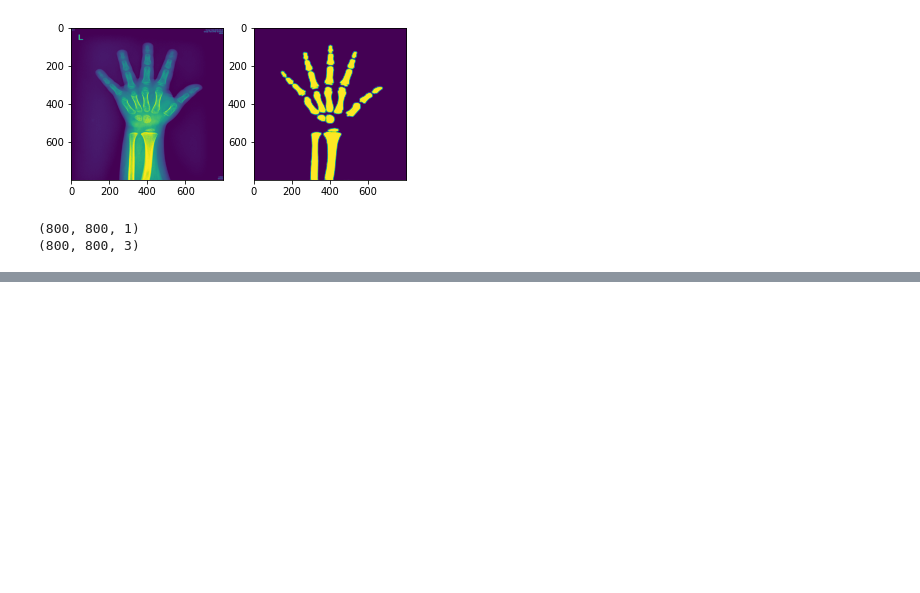
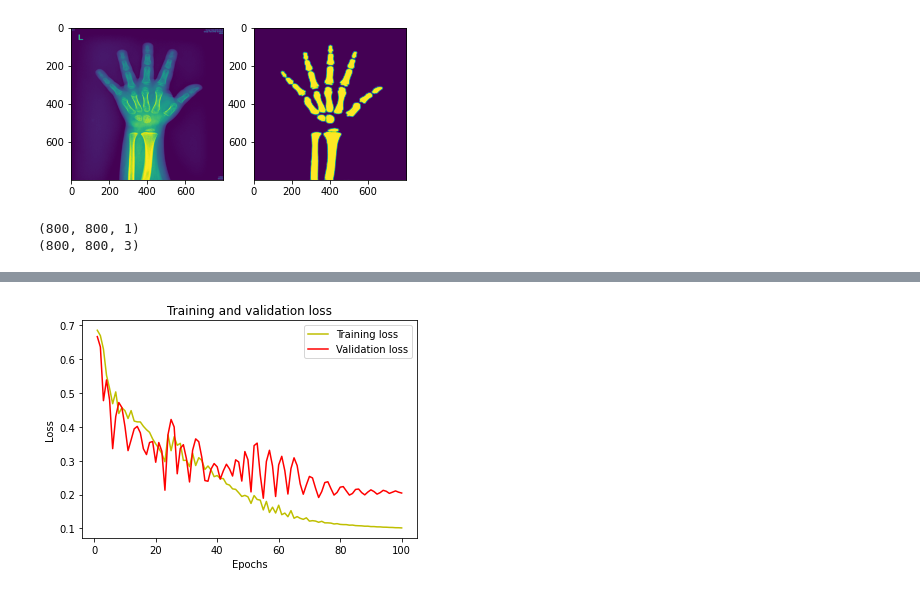
Before and after one commit to kikiru328/Remind_AI, a Jupyter notebook: VISION/Segment/Keras/bone/test.ipynb, the cells around one changed output, grey strips where cells are left out. Saved outputs shown, nothing was run; the diff lists cells and outputs as text; code cells hidden in the pictures; blank space fills up the shorter version.

```diff
--- a/VISION/Segment/Keras/bone/test.ipynb
+++ b/VISION/Segment/Keras/bone/test.ipynb
@@ -120,0 +185,17 @@ mask = np.squeeze(pred)
+# %%
+IMG_HEIGHT = image_dataset.shape[1]
+IMG_WIDTH  = image_dataset.shape[2]
+IMG_CHANNELS = image_dataset.shape[3]
+
+def get_jacard_model():
+    return simple_unet_model_with_jacard(IMG_HEIGHT, IMG_WIDTH, IMG_CHANNELS)
+
+model_jacard = get_jacard_model()
+
+def get_standard_model():
+    return simple_unet_model(IMG_HEIGHT, IMG_WIDTH, IMG_CHANNELS)
+
+model_standard = get_standard_model()
+
+#If starting with pre-trained weights.
+#model.load_weights('mitochondria_with_jacard_50_epochs.hdf5')
@@ -120,0 +305,13 @@ mask = np.squeeze(pred)
+# %%
+loss = history_standard.history['loss']
+val_loss = history_standard.history['val_loss']
+epochs = range(1, len(loss) + 1)
+plt.plot(epochs, loss, 'y', label='Training loss')
+plt.plot(epochs, val_loss, 'r', label='Validation loss')
+plt.title('Training and validation loss')
+plt.xlabel('Epochs')
+plt.ylabel('Loss')
+plt.legend()
+plt.show()
+# %% [output]
+[figure, added]
```
Also changed, not shown: parts of 17 cells of this notebook, 14 other files.
